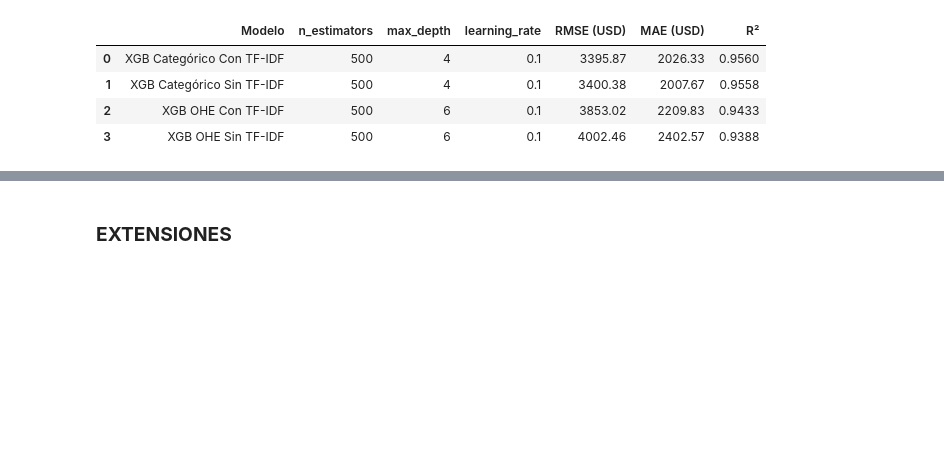
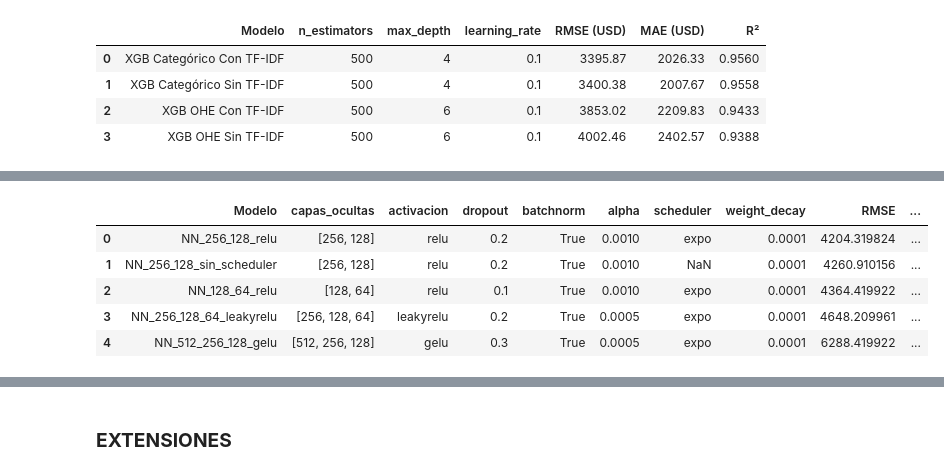
Before and after one commit to PilarOtero/Gurevich_Otero_Informe_PF, a Jupyter notebook: notebook/Gurevich_Otero_Notebook_PF.ipynb, the cells around one changed output, grey strips where cells are left out. Drawn from its saved outputs; the diff is of its cells as text; code cells hidden in the pictures; blank space fills up the shorter version.

```diff
--- a/notebook/Gurevich_Otero_Notebook_PF.ipynb
+++ b/notebook/Gurevich_Otero_Notebook_PF.ipynb
@@ -952,0 +1079,19 @@ display(pd.DataFrame({
+# %%
+resultados_nn, modelos_nn, historiales_nn, predicciones_nn = buscar_mejor_red_neuronal(
+
+    X_train=X_train_ohe_estandarizado_sin_out,
+
+    y_train=y_train_ohe_sin_out,
+
+    X_val=X_val_ohe_estandarizado_sin_out,
+
+    y_val=y_val_ohe_sin_out,
+
+    configuraciones=configuraciones_nn,
+
+    epochs=200,
+
+    batch_size=256,
+
+    random_state=42
+)
@@ -952,0 +1113,11 @@ display(pd.DataFrame({
+# %%
+mejor_nn = resultados_nn.iloc[0]["Modelo"]
+historial_mejor = historiales_nn[mejor_nn]
+display(resultados_nn)
+# %% [output]
+|  | Modelo | capas_ocultas | activacion | dropout | batchnorm | alpha | scheduler | weight_decay | RMSE | ... |
+| 0 | NN_256_128_relu | [256, 128] | relu | 0.2 | True | 0.0010 | expo | 0.0001 | 4204.319824 | ... |
+| 1 | NN_256_128_sin_scheduler | [256, 128] | relu | 0.2 | True | 0.0010 | NaN | 0.0001 | 4260.910156 | ... |
+| 2 | NN_128_64_relu | [128, 64] | relu | 0.1 | True | 0.0010 | expo | 0.0001 | 4364.419922 | ... |
+| 3 | NN_256_128_64_leakyrelu | [256, 128, 64] | leakyrelu | 0.2 | True | 0.0005 | expo | 0.0001 | 4648.209961 | ... |
+| 4 | NN_512_256_128_gelu | [512, 256, 128] | gelu | 0.3 | True | 0.0005 | expo | 0.0001 | 6288.419922 | ... |
```
Also changed, not shown: parts of 20 cells of this notebook, 2 other files.
